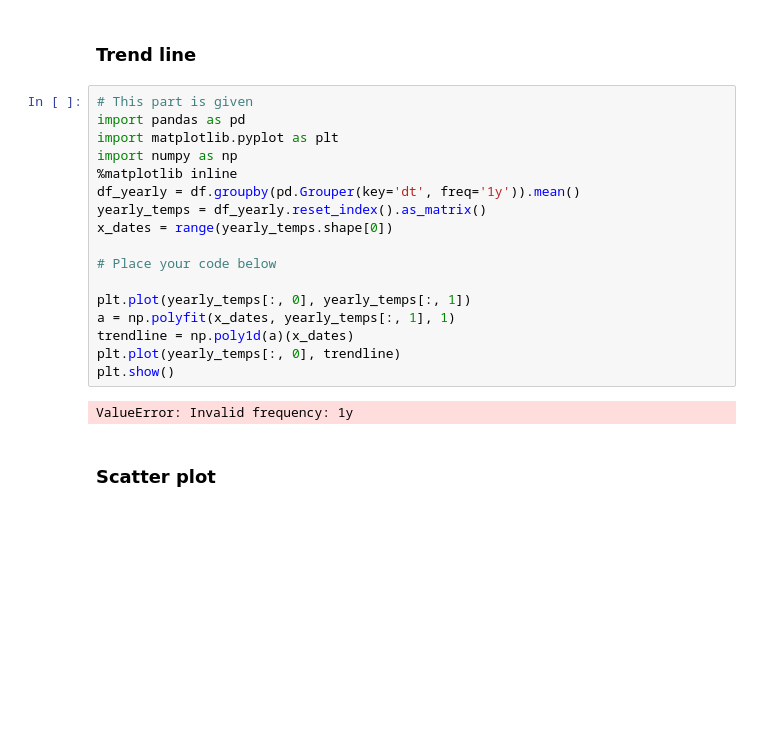
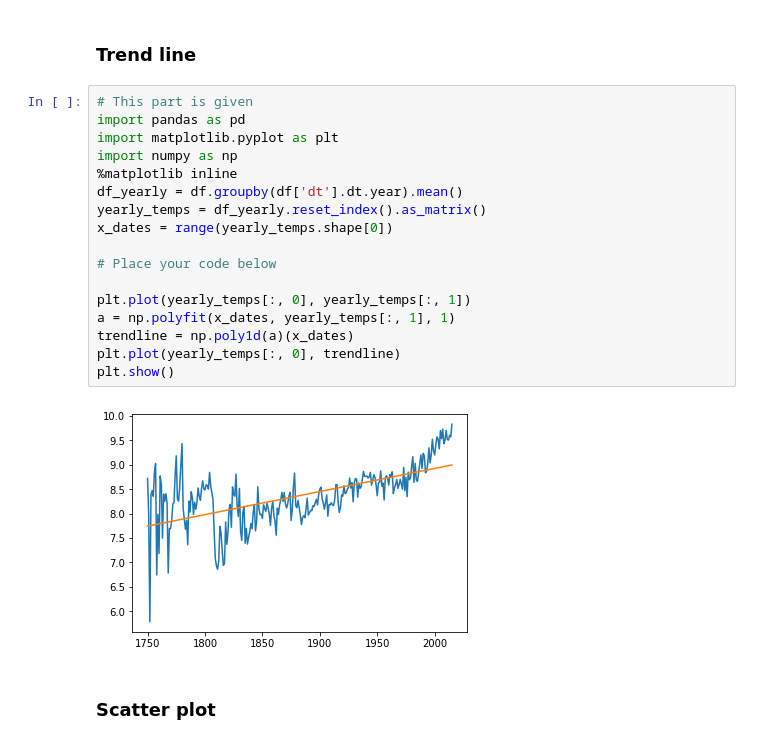
Before and after one commit to thechib12/newton_python_course_2018, a Jupyter notebook: Python Course for Newton 2.ipynb, the cells around one changed output. Drawn from its saved outputs; the diff is of its cells as text; blank space fills up the shorter version.

```diff
--- a/Python Course for Newton 2.ipynb
+++ b/Python Course for Newton 2.ipynb
@@ -241,22 +239,22 @@ plt.show()
 # %%
 # This part is given
 import pandas as pd
 import matplotlib.pyplot as plt
 import numpy as np
 %matplotlib inline
-df_yearly = df.groupby(pd.Grouper(key='dt', freq='1y')).mean()
+df_yearly = df.groupby(df['dt'].dt.year).mean()
 yearly_temps = df_yearly.reset_index().as_matrix()
 x_dates = range(yearly_temps.shape[0])
 
 # Place your code below
 
 plt.plot(yearly_temps[:, 0], yearly_temps[:, 1])
 a = np.polyfit(x_dates, yearly_temps[:, 1], 1)
 trendline = np.poly1d(a)(x_dates)
 plt.plot(yearly_temps[:, 0], trendline)
 plt.show()
 # %% [output]
-ValueError: Invalid frequency: 1y
+[figure, added]
 # %% [markdown]
 ### Scatter plot
 # %%
```
Also changed, not shown: parts of 1 cell of this notebook.
